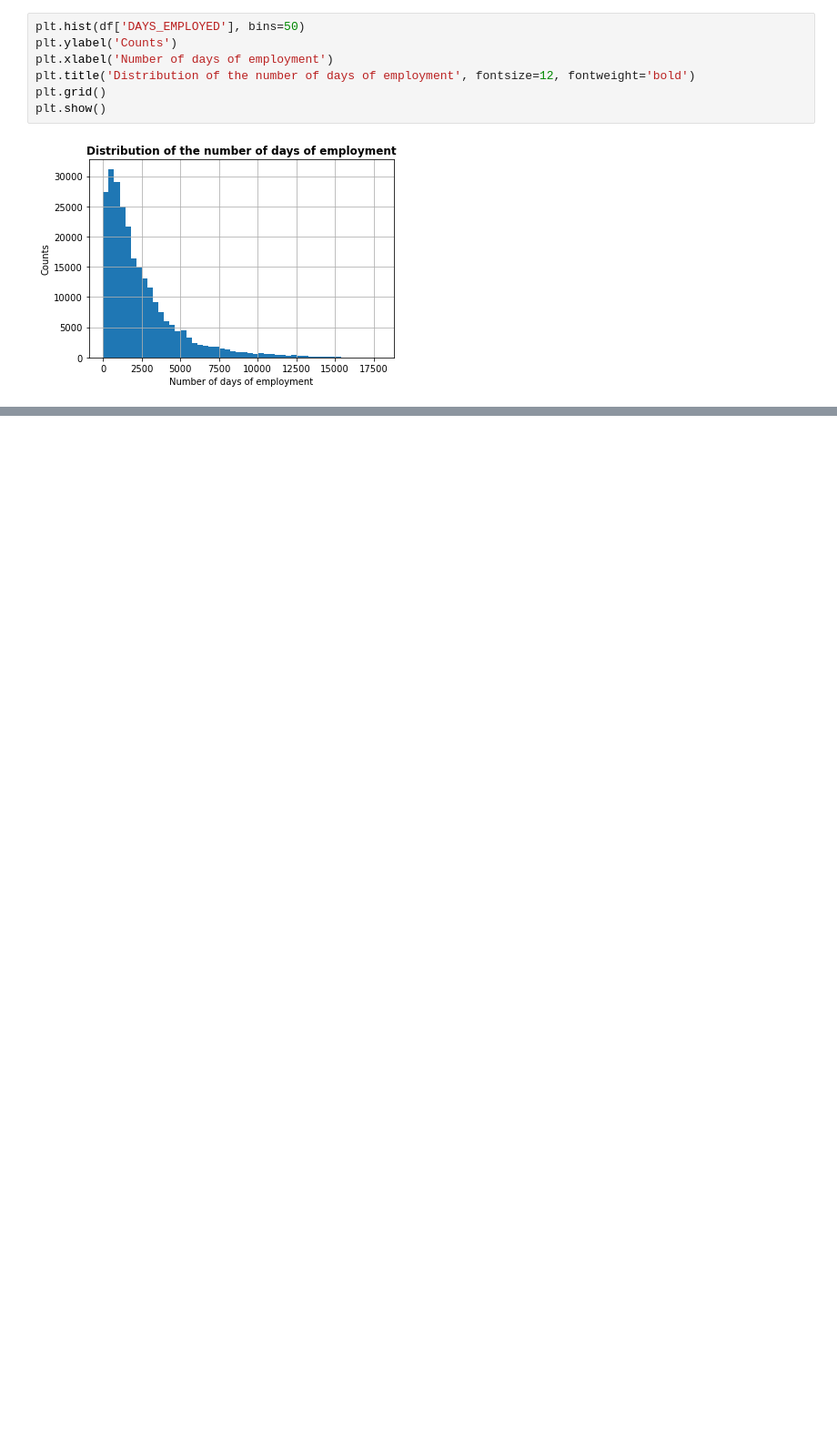
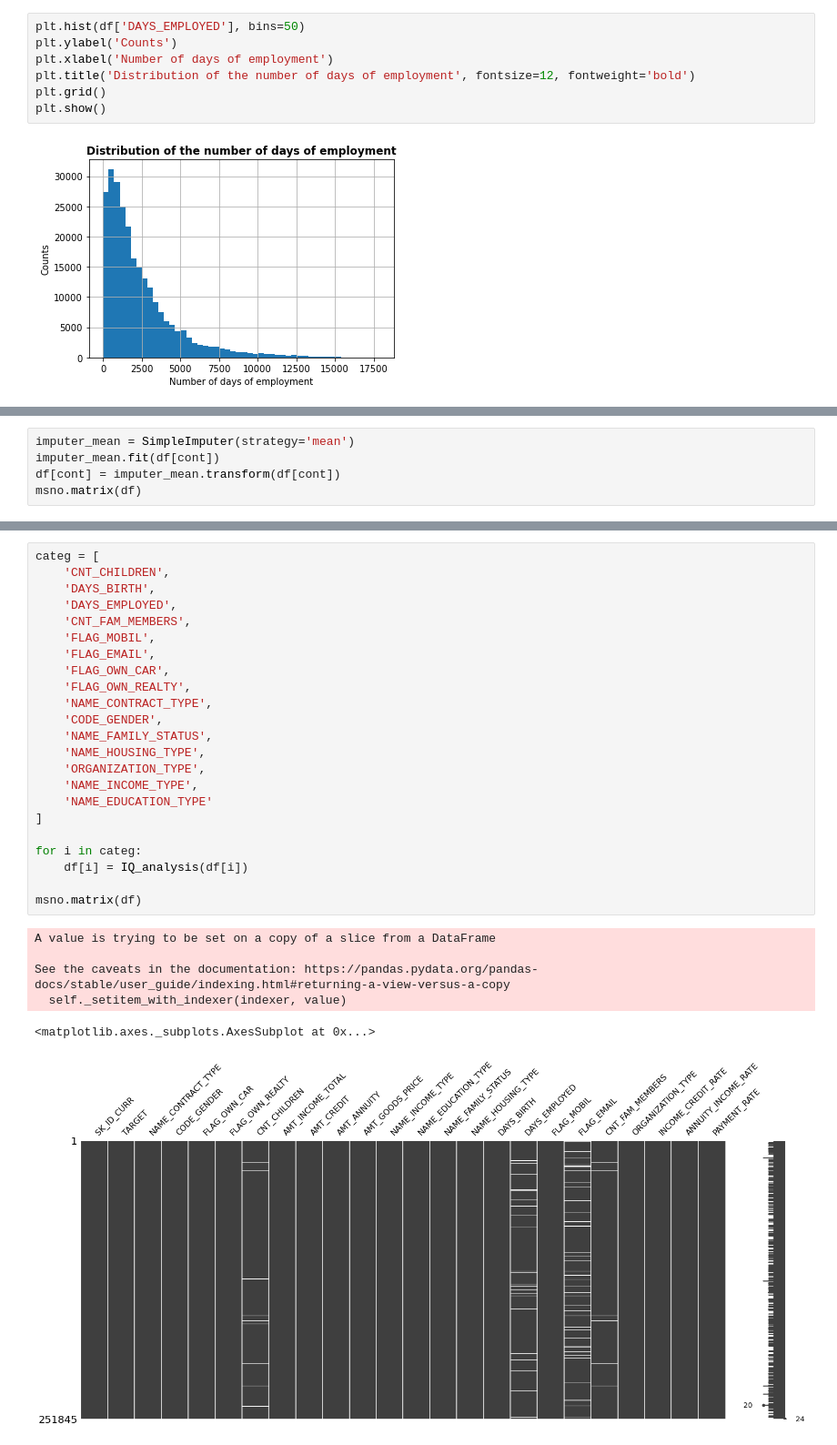
Before and after one commit to predakz/Projet_7, a Jupyter notebook: notebook_P7.ipynb, the cells around one changed output, grey strips where cells are left out. Shown at 91% size. Drawn from its saved outputs; the diff is of its cells as text; blank space fills up the shorter version.

```diff
--- a/notebook_P7.ipynb
+++ b/notebook_P7.ipynb
@@ -303,0 +358,5 @@ plt.show()
+# %%
+imputer_mean = SimpleImputer(strategy='mean')
+imputer_mean.fit(df[cont])
+df[cont] = imputer_mean.transform(df[cont])
+msno.matrix(df)
@@ -303,0 +366,30 @@ plt.show()
+# %%
+categ = [
+    'CNT_CHILDREN',
+    'DAYS_BIRTH',
+    'DAYS_EMPLOYED',
+    'CNT_FAM_MEMBERS',
+    'FLAG_MOBIL',
+    'FLAG_EMAIL',
+    'FLAG_OWN_CAR',
+    'FLAG_OWN_REALTY',
+    'NAME_CONTRACT_TYPE',
+    'CODE_GENDER',
+    'NAME_FAMILY_STATUS',
+    'NAME_HOUSING_TYPE',
+    'ORGANIZATION_TYPE',
+    'NAME_INCOME_TYPE',
+    'NAME_EDUCATION_TYPE'
+]
+
+for i in categ:
+    df[i] = IQ_analysis(df[i])
+
+msno.matrix(df)
+# %% [output]
+A value is trying to be set on a copy of a slice from a DataFrame
+
+See the caveats in the documentation: https://pandas.pydata.org/pandas-docs/stable/user_guide/indexing.html#returning-a-view-versus-a-copy
+  self._setitem_with_indexer(indexer, value)
+<matplotlib.axes._subplots.AxesSubplot at 0x...>
+[figure, added]
```
Also changed, not shown: parts of 11 cells of this notebook, 2 other files.
